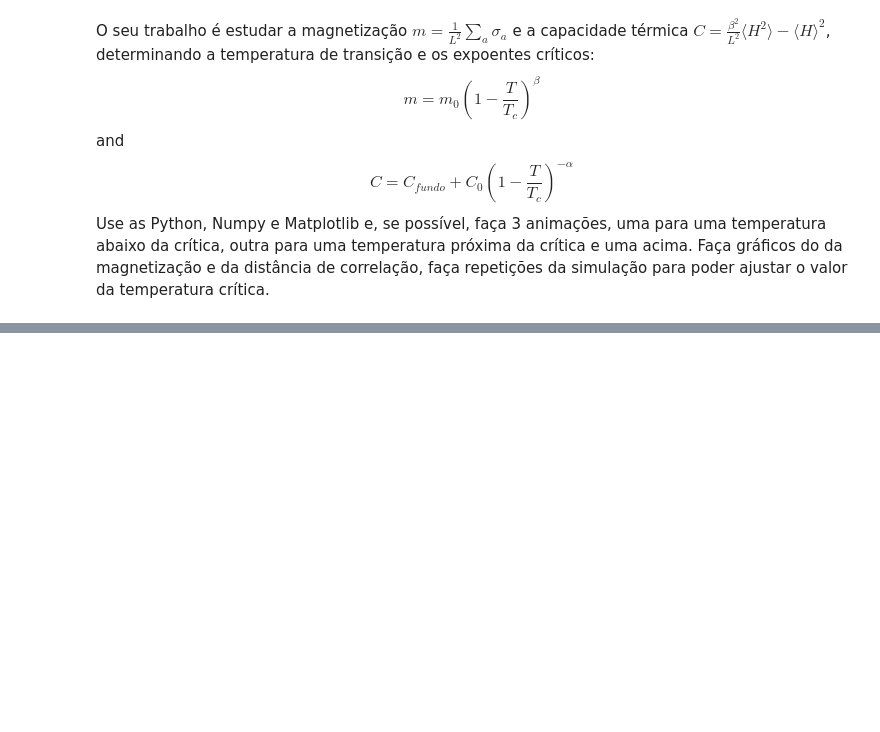
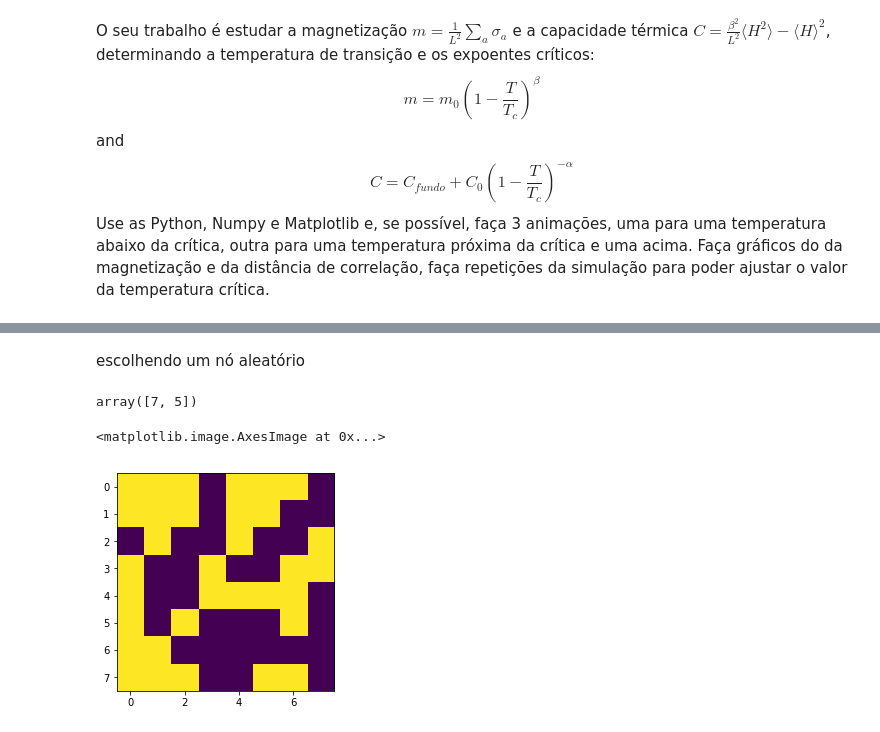
Before and after one commit to flipgthb/python-escola-de-inverno-2018, a Jupyter notebook: 4ex-Exercício-4.ipynb, the cells around one changed output, grey strips where cells are left out. Cells and saved outputs as stored; diff of their text form; code cells hidden in the pictures; blank space fills up the shorter version.

```diff
--- a/4ex-Exercício-4.ipynb
+++ b/4ex-Exercício-4.ipynb
@@ -82,0 +87,4 @@ Faça gráficos do da magnetização e da distância de correlação, faça repe
+# %%
+L = 8
+S = np.random.choice([-1,1],(L,L))
+S
@@ -82,0 +136,6 @@ Faça gráficos do da magnetização e da distância de correlação, faça repe
+# %% [markdown]
+escolhendo um nó aleatório
+# %%
+np.random.choice(L,2)
+# %% [output]
+array([7, 5])
@@ -82,0 +145,7 @@ Faça gráficos do da magnetização e da distância de correlação, faça repe
+# %%
+S = np.random.choice([-1,1],(L,L))
+# %%
+plt.imshow(S)
+# %% [output]
+<matplotlib.image.AxesImage at 0x...>
+[figure, added]
```
Also changed, not shown: parts of 30 cells of this notebook, 3 other files.
